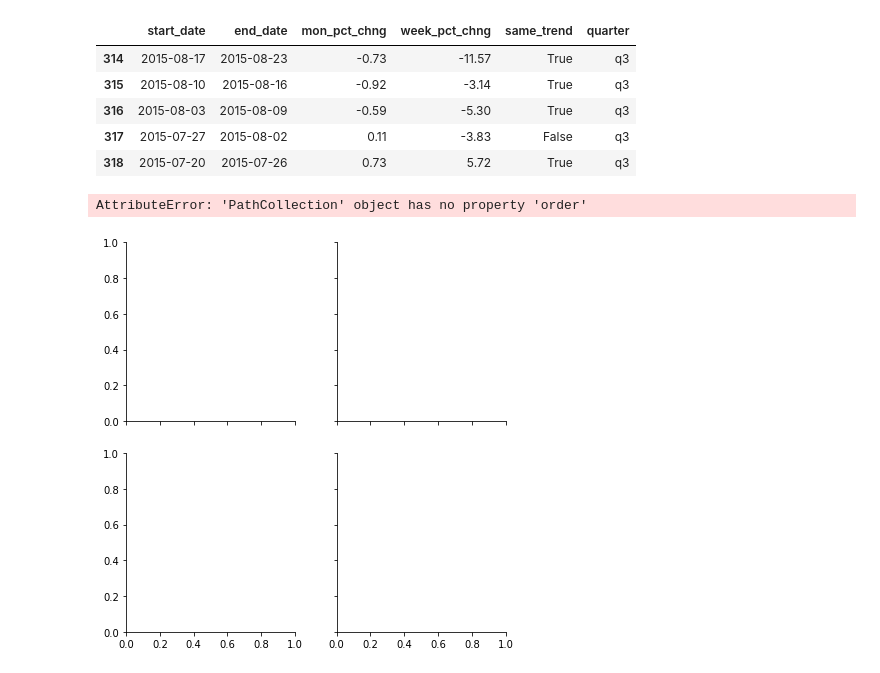
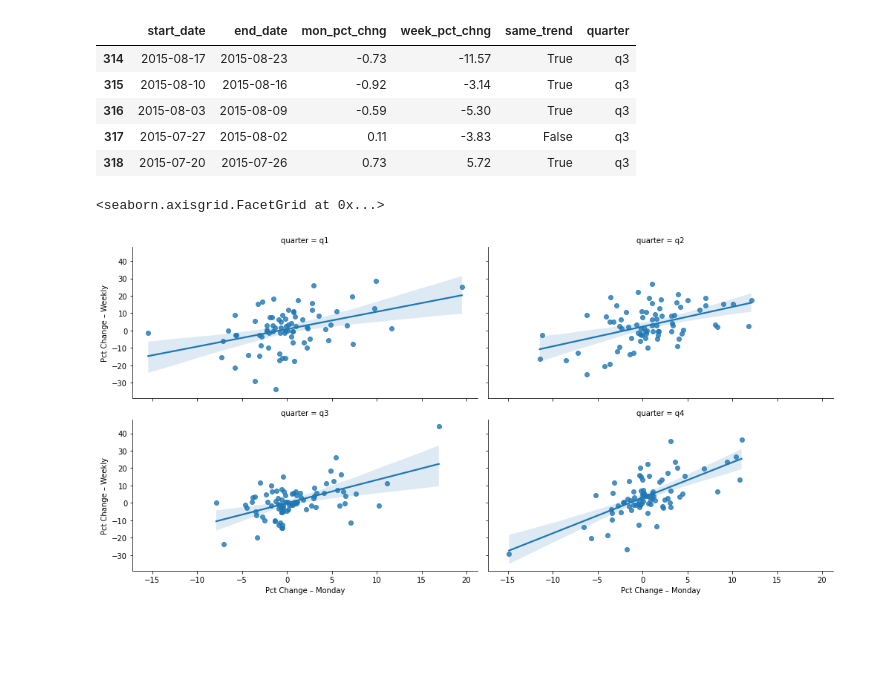
Before and after one commit to gfidanli/crypto-algo-trading, a Jupyter notebook: trading_studies/day_of_week.ipynb, the cells around one changed output. Cells and saved outputs as stored; diff of their text form; code cells hidden in the pictures; blank space fills up the shorter version.

```diff
--- a/trading_studies/day_of_week.ipynb
+++ b/trading_studies/day_of_week.ipynb
@@ -489,9 +476,21 @@ df_weekly_perf.tail()
 | 317 | 2015-07-27 | 2015-08-02 | 0.11 | -3.83 | False | q3 |
 | 318 | 2015-07-20 | 2015-07-26 | 0.73 | 5.72 | True | q3 |
 # %%
-g = sns.FacetGrid(df_weekly_perf, col="quarter", col_wrap=2)
-g.map(sns.scatterplot, "mon_pct_chng", "week_pct_chng", alpha=.7)
+g = sns.FacetGrid(
+    df_weekly_perf,
+    col="quarter",
+    col_wrap=2,
+    col_order=['q1','q2','q3','q4'],
+    aspect=2,
+    height=3.5
+)
+g.map(sns.regplot, "mon_pct_chng", "week_pct_chng")#, alpha=.7)
+
+g.set_axis_labels(
+    x_var="Pct Change – Monday",
+    y_var="Pct Change – Weekly"
+)
 g.add_legend()
 # %% [output]
-AttributeError: 'PathCollection' object has no property 'order'
+<seaborn.axisgrid.FacetGrid at 0x...>
-[figure, old version]
+[figure, new version]
```
Also changed, not shown: parts of 3 cells of this notebook.
